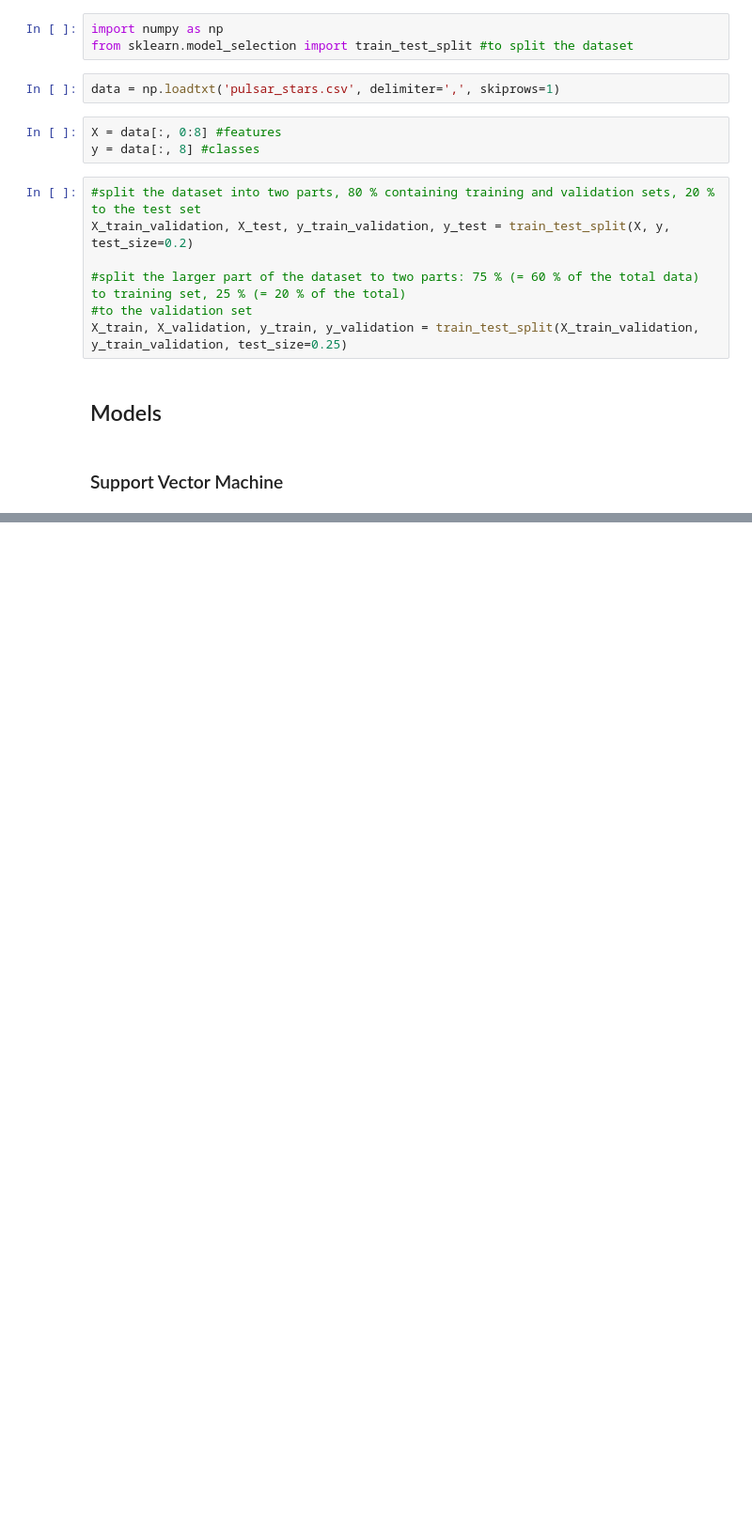
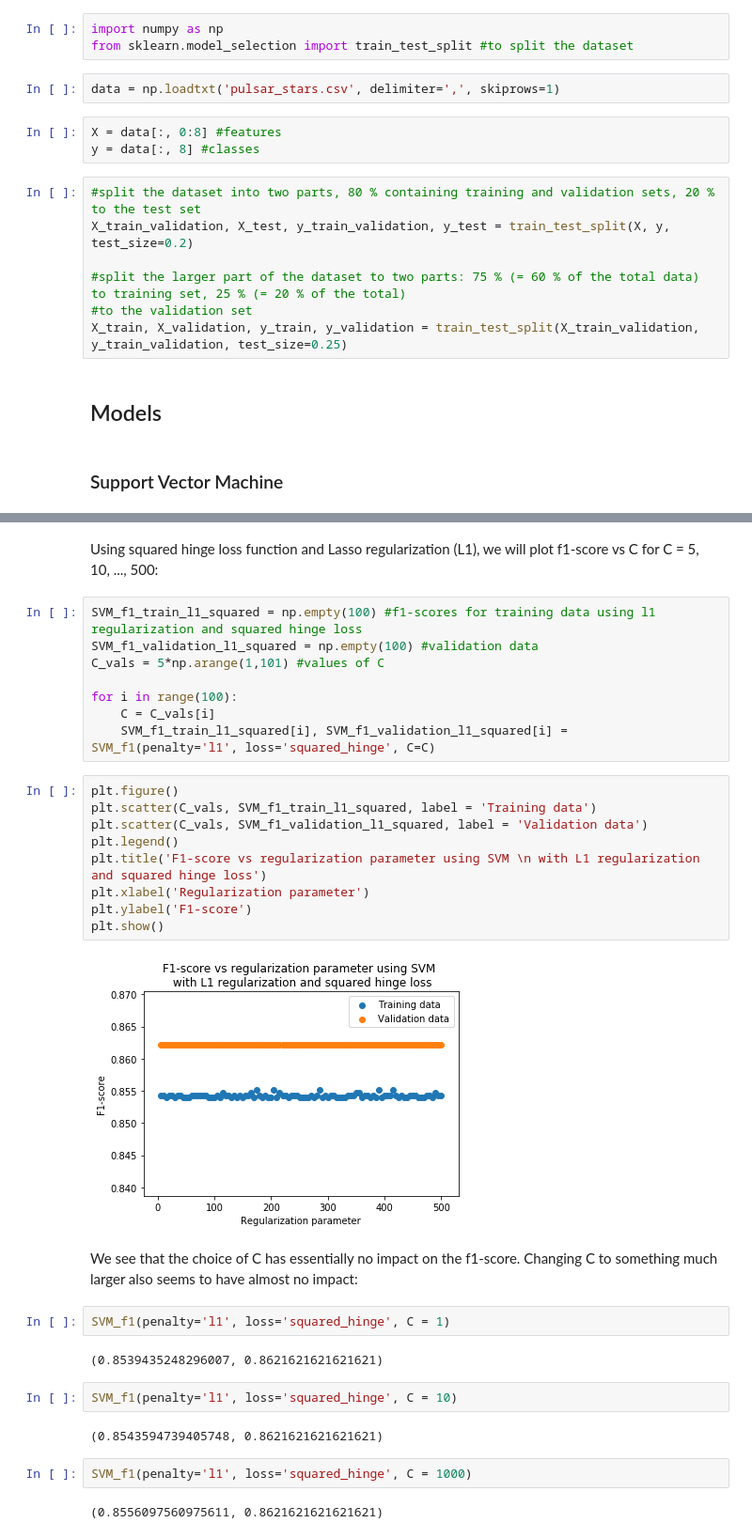
Before and after one commit to christianhbye/MAIS202, a Jupyter notebook: Deliverable 3.ipynb, the cells around one changed output, grey strips where cells are left out. Shown at 94% size. Saved outputs shown, nothing was run; the diff lists cells and outputs as text; blank space fills up the shorter version.

```diff
--- a/Deliverable 3.ipynb
+++ b/Deliverable 3.ipynb
@@ -31,0 +77,35 @@ X_train, X_validation, y_train, y_validation = train_test_split(X_train_validati
+# %% [markdown]
+Using squared hinge loss function and Lasso regularization (L1), we will plot f1-score vs C for C = 5, 10, ..., 500:
+# %%
+SVM_f1_train_l1_squared = np.empty(100) #f1-scores for training data using l1 regularization and squared hinge loss
+SVM_f1_validation_l1_squared = np.empty(100) #validation data
+C_vals = 5*np.arange(1,101) #values of C
+
+for i in range(100):
+    C = C_vals[i]
+    SVM_f1_train_l1_squared[i], SVM_f1_validation_l1_squared[i] = SVM_f1(penalty='l1', loss='squared_hinge', C=C)
+# %%
+plt.figure()
+plt.scatter(C_vals, SVM_f1_train_l1_squared, label = 'Training data')
+plt.scatter(C_vals, SVM_f1_validation_l1_squared, label = 'Validation data')
+plt.legend()
+plt.title('F1-score vs regularization parameter using SVM \n with L1 regularization and squared hinge loss')
+plt.xlabel('Regularization parameter')
+plt.ylabel('F1-score')
+plt.show()
+# %% [output]
+[figure, added]
+# %% [markdown]
+We see that the choice of C has essentially no impact on the f1-score. Changing C to something much larger also seems to have almost no impact:
+# %%
+SVM_f1(penalty='l1', loss='squared_hinge', C = 1)
+# %% [output]
+(0.8539435248296007, 0.8621621621621621)
+# %%
+SVM_f1(penalty='l1', loss='squared_hinge', C = 10)
+# %% [output]
+(0.8543594739405748, 0.8621621621621621)
+# %%
+SVM_f1(penalty='l1', loss='squared_hinge', C = 1000)
+# %% [output]
+(0.8556097560975611, 0.8621621621621621)
```
Also changed, not shown: parts of 29 cells of this notebook.
